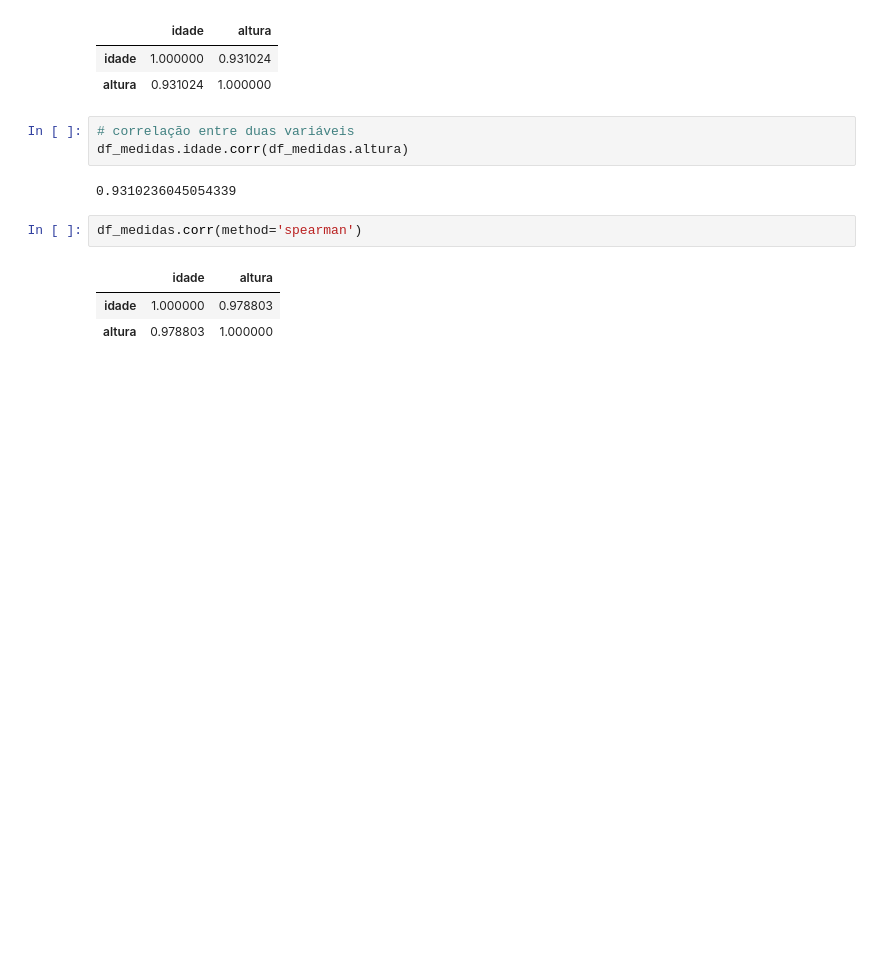
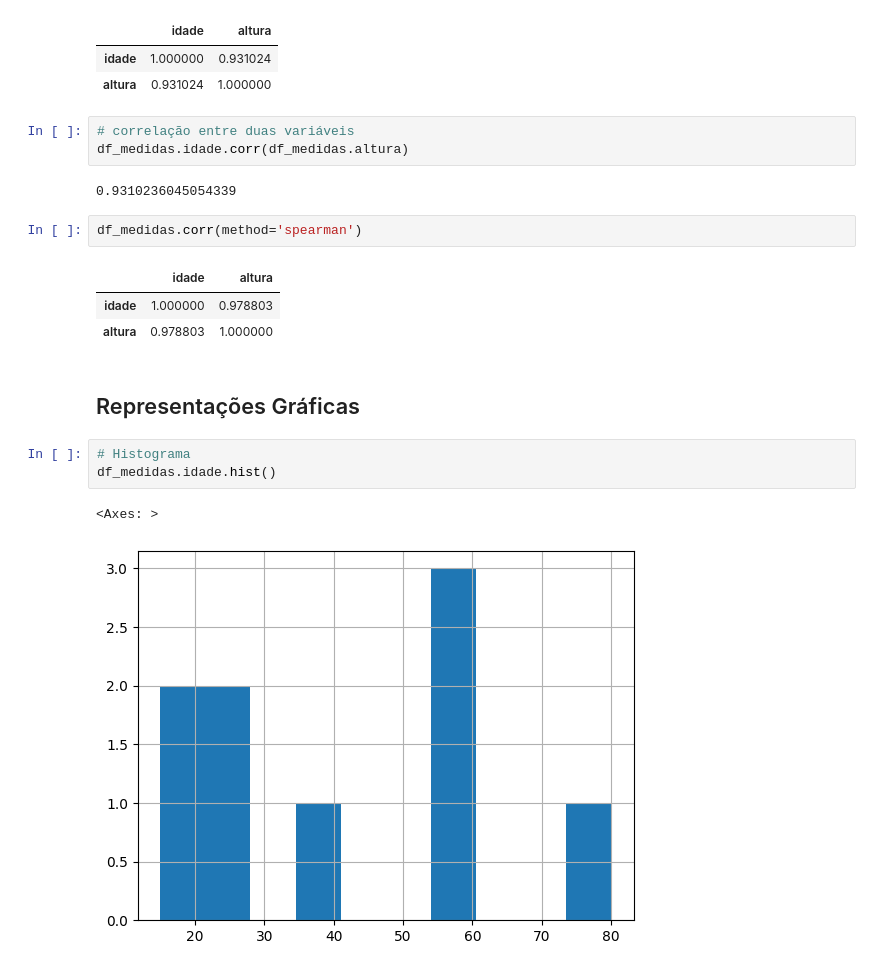
Before and after one commit to ArthurPedroti/estatistica_python, a Jupyter notebook: estatistica_devs.ipynb, the cells around one changed output. Saved outputs shown, nothing was run; the diff lists cells and outputs as text; blank space fills up the shorter version.

Commit message:
add graphs visualizations

```diff
--- a/estatistica_devs.ipynb
+++ b/estatistica_devs.ipynb
@@ -131,3 +131,11 @@ df_medidas.corr(method='spearman')
 |  | idade | altura |
 | idade | 1.000000 | 0.978803 |
 | altura | 0.978803 | 1.000000 |
+# %% [markdown]
+## Representações Gráficas
+# %%
+# Histograma
+df_medidas.idade.hist()
+# %% [output]
+<Axes: >
+[figure, added]
```
Also changed, not shown: parts of 18 cells of this notebook, 2 other files.
